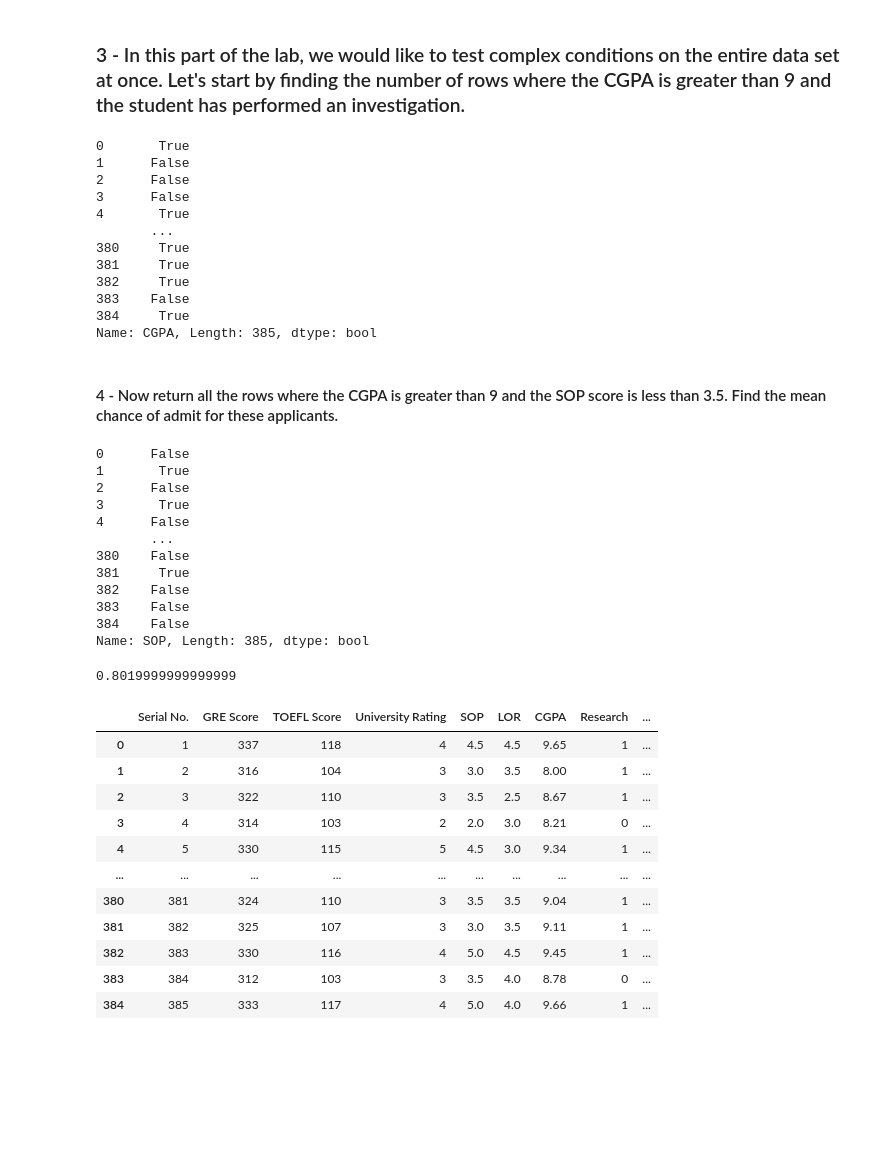
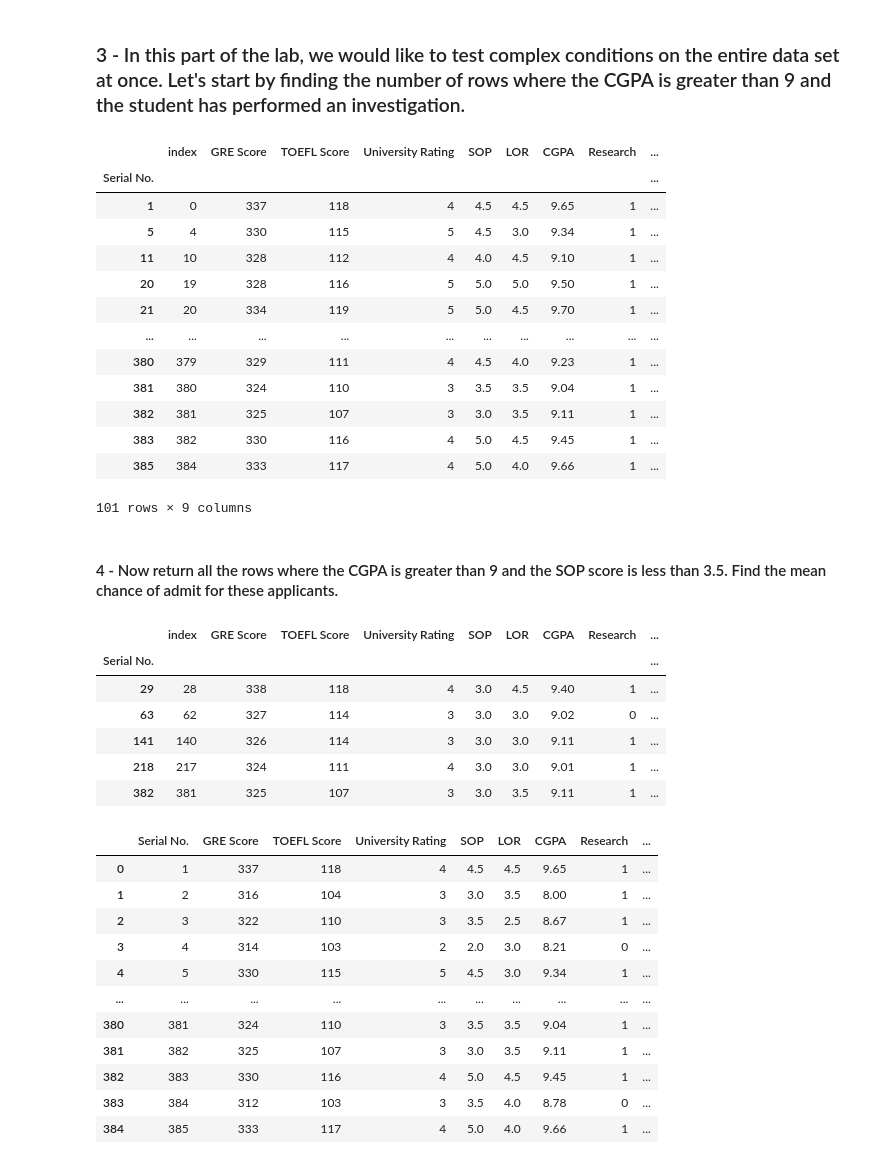
Before and after one commit to Ironhack-data-bcn-oct-2023/lab-pandas, a Jupyter notebook: your-code/pandas_1.ipynb, the cells around one changed output. Saved outputs shown, nothing was run; the diff lists cells and outputs as text; code cells hidden in the pictures; blank space fills up the shorter version.

```diff
--- a/your-code/pandas_1.ipynb
+++ b/your-code/pandas_1.ipynb
@@ -242,50 +242,41 @@ admissions.duplicated(subset=["GRE Score", "CGPA"]).sum()
 0
 # %% [markdown]
 ### 3 - In this part of the lab, we would like to test complex conditions on the entire data set at once. Let's start by finding the number of rows where the CGPA is greater than 9 and the student has performed an investigation.
-# %%
-CGPA_greater= admissions["CGPA"] > 9
-print(CGPA_greater)
-# %% [output]
-0       True
-1      False
-2      False
-3      False
-4       True
-       ...
-380     True
-381     True
-382     True
-383    False
-384     True
-Name: CGPA, Length: 385, dtype: bool
+# %%
+rslt = admissions[(admissions['CGPA'] > 9) & (admissions['Research'] > 0)]
+rslt
+# %% [output]
+|  | index | GRE Score | TOEFL Score | University Rating | SOP | LOR | CGPA | Research | ... |
+| Serial No. |  |  |  |  |  |  |  |  | ... |
+| 1 | 0 | 337 | 118 | 4 | 4.5 | 4.5 | 9.65 | 1 | ... |
+| 5 | 4 | 330 | 115 | 5 | 4.5 | 3.0 | 9.34 | 1 | ... |
+| 11 | 10 | 328 | 112 | 4 | 4.0 | 4.5 | 9.10 | 1 | ... |
+| 20 | 19 | 328 | 116 | 5 | 5.0 | 5.0 | 9.50 | 1 | ... |
+| 21 | 20 | 334 | 119 | 5 | 5.0 | 4.5 | 9.70 | 1 | ... |
+| ... | ... | ... | ... | ... | ... | ... | ... | ... | ... |
+| 380 | 379 | 329 | 111 | 4 | 4.5 | 4.0 | 9.23 | 1 | ... |
+| 381 | 380 | 324 | 110 | 3 | 3.5 | 3.5 | 9.04 | 1 | ... |
+| 382 | 381 | 325 | 107 | 3 | 3.0 | 3.5 | 9.11 | 1 | ... |
+| 383 | 382 | 330 | 116 | 4 | 5.0 | 4.5 | 9.45 | 1 | ... |
+| 385 | 384 | 333 | 117 | 4 | 5.0 | 4.0 | 9.66 | 1 | ... |
+101 rows × 9 columns
 # %% [markdown]
 #### 4 - Now return all the rows where the CGPA is greater than 9 and the SOP score is less than 3.5. Find the mean chance of admit for these applicants.
-# %%
-#Getting the SOP score less than 3.5
-
-SOP_less = admissions["SOP"] < 3.5
-print(SOP_less)
-# %% [output]
-0      False
-1       True
-2      False
-3       True
-4      False
-       ...
-380    False
-381     True
-382    False
-383    False
-384    False
-Name: SOP, Length: 385, dtype: bool
+# %%
+rslt_4 =  admissions[(admissions["CGPA"]> 9) & (admissions["SOP"] < 3.5)]
+rslt_4
+# %% [output]
+|  | index | GRE Score | TOEFL Score | University Rating | SOP | LOR | CGPA | Research | ... |
+| Serial No. |  |  |  |  |  |  |  |  | ... |
+| 29 | 28 | 338 | 118 | 4 | 3.0 | 4.5 | 9.40 | 1 | ... |
+| 63 | 62 | 327 | 114 | 3 | 3.0 | 3.0 | 9.02 | 0 | ... |
+| 141 | 140 | 326 | 114 | 3 | 3.0 | 3.0 | 9.11 | 1 | ... |
+| 218 | 217 | 324 | 111 | 4 | 3.0 | 3.0 | 9.01 | 1 | ... |
+| 382 | 381 | 325 | 107 | 3 | 3.0 | 3.5 | 9.11 | 1 | ... |
 # %%
 #find the mean of CHANCE ADMIT
 
-chance = admissions[CGPA_greater & SOP_less] #we need to get it from the original table, admissions!
-
-chance["Chance of Admit"].mean()
+mean_chance = rslt_4['Chance of Admit'].mean()
-# %% [output]
-0.8019999999999999
 # %%
 admissions
 # %% [output]
```
